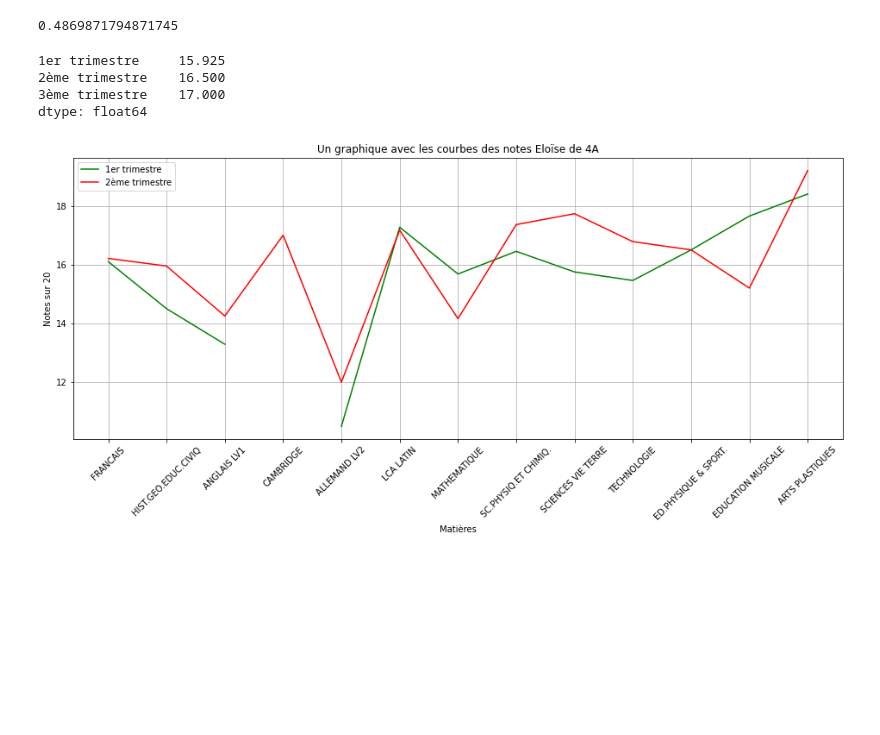
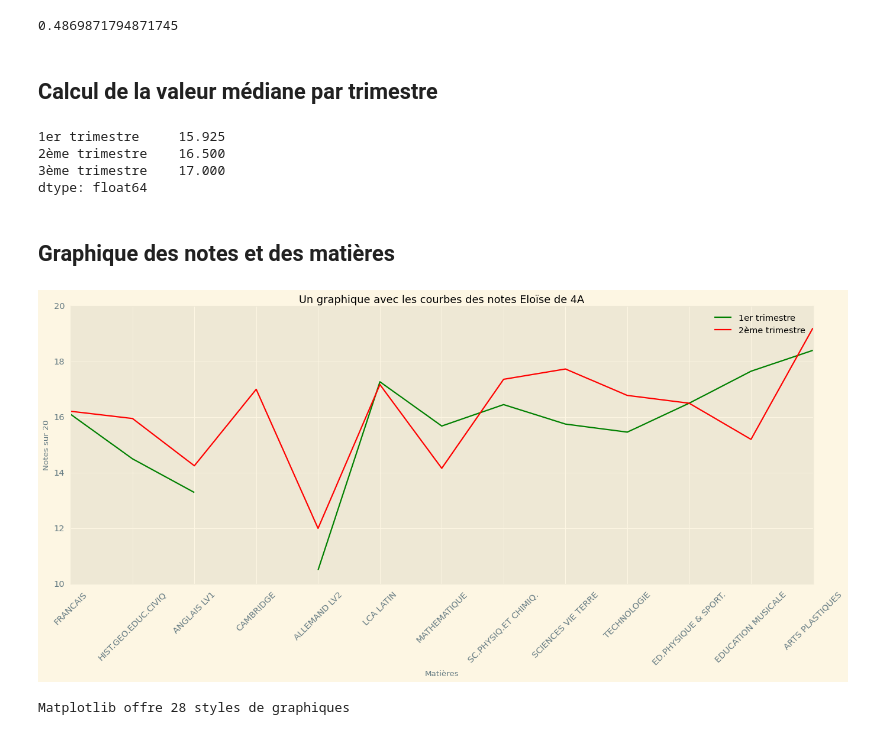
Before and after one commit to jeau-luc/python_panadas, a Jupyter notebook: Notes_Eloise.ipynb, the cells around one changed output. Saved outputs shown, nothing was run; the diff lists cells and outputs as text; code cells hidden in the pictures; blank space fills up the shorter version.

Commit message:
Add files via upload
Tableau de notes et graphique avec un style v2

```diff
--- a/Notes_Eloise.ipynb
+++ b/Notes_Eloise.ipynb
@@ -122,6 +122,8 @@ dtype: float64
 df_elo['2ème trimestre'].mean( skipna = True )-df_elo['1er trimestre'].mean( skipna = True )
 # %% [output]
 0.4869871794871745
+# %% [markdown]
+## Calcul de la valeur médiane par trimestre
 # %%
 df_elo.median( skipna = True )
 # %% [output]
@@ -129,15 +131,23 @@ df_elo.median( skipna = True )
 2ème trimestre    16.500
 3ème trimestre    17.000
 dtype: float64
+# %% [markdown]
+## Graphique des notes et des matières
 # %%
+plt.style.use('Solarize_Light2')
+#plt.style.use('grayscale')
 plt.figure(figsize=(16,6))
 plt.plot(matiere,df_elo['1er trimestre'], c = 'green', label= u"1er trimestre")
 plt.plot(matiere,df_elo['2ème trimestre'], c = 'red', label= u"2ème trimestre")
 plt.xlabel('Matières') # => libellé axe x
 plt.ylabel('Notes sur 20') # => libellé axe y
 plt.title(u'Un graphique avec les courbes des notes Eloïse de 4A')  # => titre du graphique
 plt.xticks(rotation=45)
 plt.grid(True)
 plt.legend();
 # %% [output]
-[figure, old version]
+[figure, new version]
+# %%
+print("Matplotlib offre {} styles de graphiques".format(len(plt.style.available)))
+# %% [output]
+Matplotlib offre 28 styles de graphiques
```
Also changed, not shown: parts of 1 cell of this notebook.
